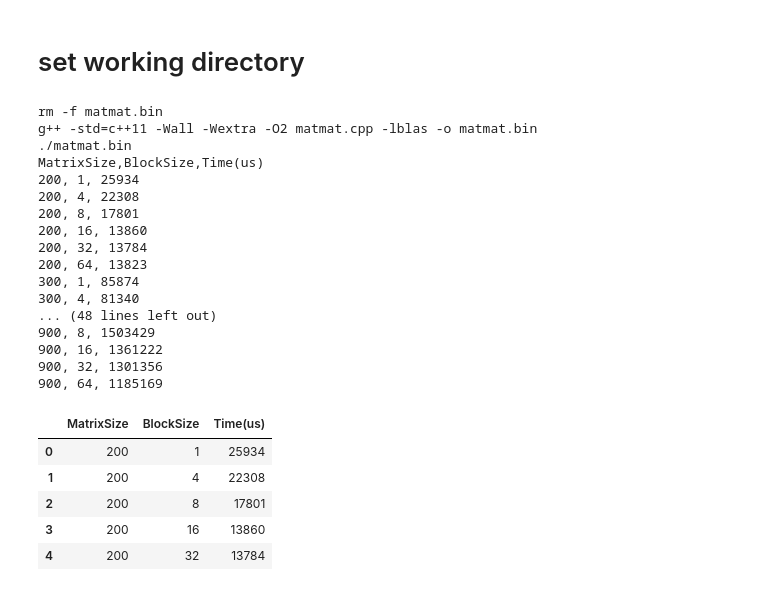
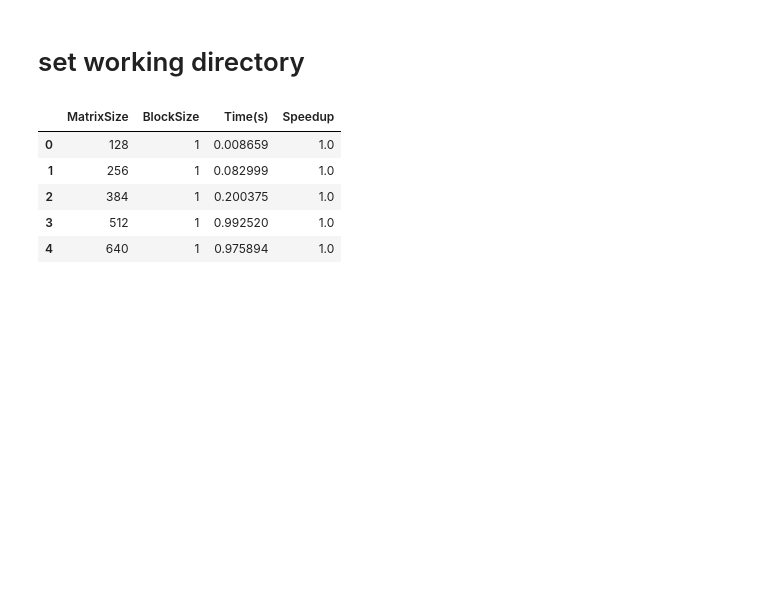
Before and after one commit to michaelsouza/CC0325, a Jupyter notebook: codes/matmat/matmat.ipynb, the cells around one changed output. Cells and saved outputs as stored; diff of their text form; code cells hidden in the pictures; blank space fills up the shorter version.

Commit message:
Add improved version of matmat

```diff
--- a/codes/matmat/matmat.ipynb
+++ b/codes/matmat/matmat.ipynb
@@ -40,33 +40,16 @@ def plot_polynomial_fit(df, column_name, column_values, degree=2):
 # %%
 !make clean
 !make run
 
 # read the output file
-df = pd.read_csv('output.txt')
+df = pd.read_csv('output.csv')
 df.head()
 # %% [output]
-rm -f matmat.bin
-g++ -std=c++11 -Wall -Wextra -O2 matmat.cpp -lblas -o matmat.bin
-./matmat.bin
-MatrixSize,BlockSize,Time(us)
-200, 1, 25934
-200, 4, 22308
-200, 8, 17801
-200, 16, 13860
-200, 32, 13784
-200, 64, 13823
-300, 1, 85874
-300, 4, 81340
-... (48 lines left out)
-900, 8, 1503429
-900, 16, 1361222
-900, 32, 1301356
-900, 64, 1185169
-|  | MatrixSize | BlockSize | Time(us) |
-| 0 | 200 | 1 | 25934 |
-| 1 | 200 | 4 | 22308 |
-| 2 | 200 | 8 | 17801 |
-| 3 | 200 | 16 | 13860 |
-| 4 | 200 | 32 | 13784 |
+|  | MatrixSize | BlockSize | Time(s) | Speedup |
+| 0 | 128 | 1 | 0.008659 | 1.0 |
+| 1 | 256 | 1 | 0.082999 | 1.0 |
+| 2 | 384 | 1 | 0.200375 | 1.0 |
+| 3 | 512 | 1 | 0.992520 | 1.0 |
+| 4 | 640 | 1 | 0.975894 | 1.0 |
 # %%
 df_filtered = df[df['BlockSize'] == 1]
```
Also changed, not shown: parts of 5 cells of this notebook, 1 other file.
